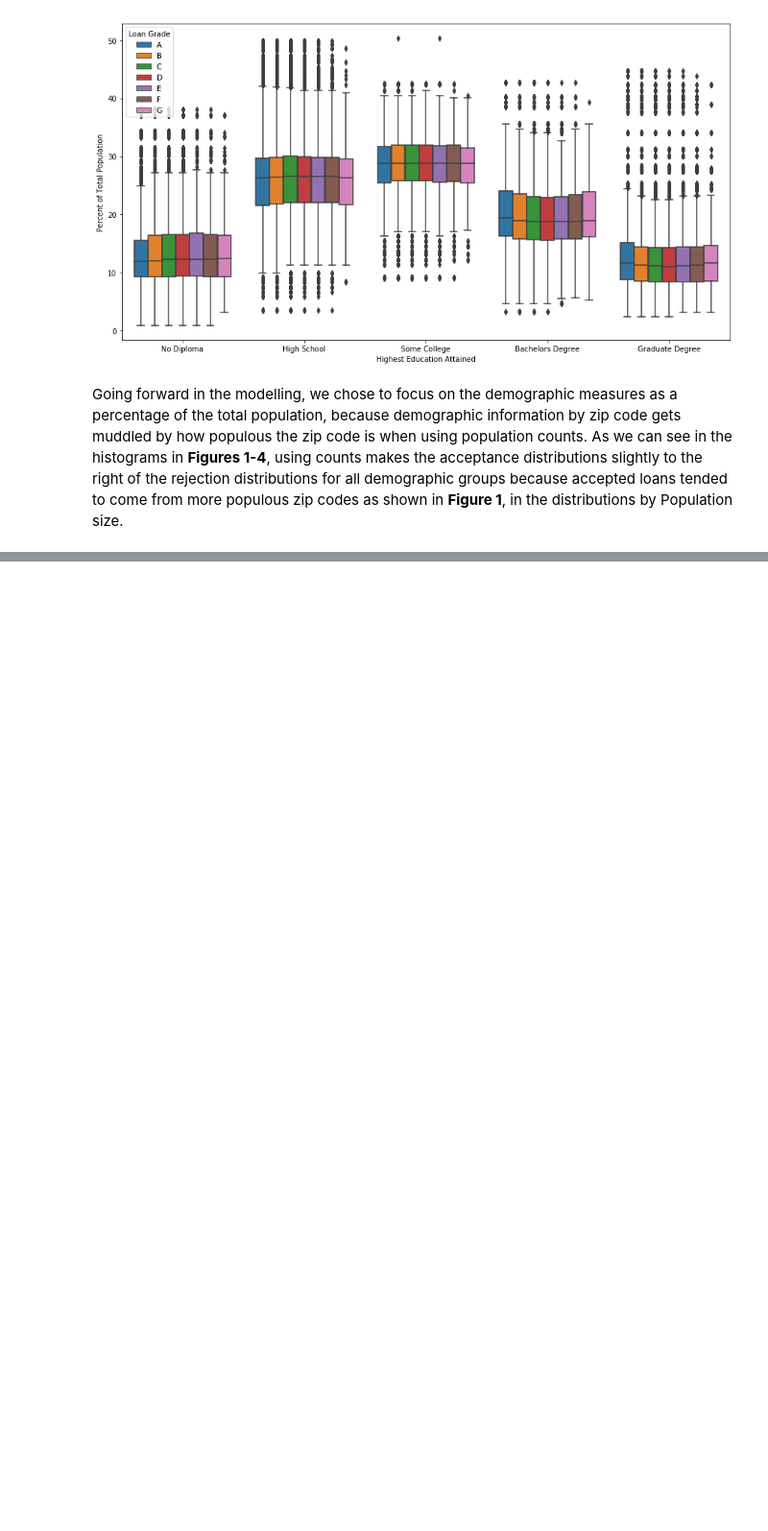
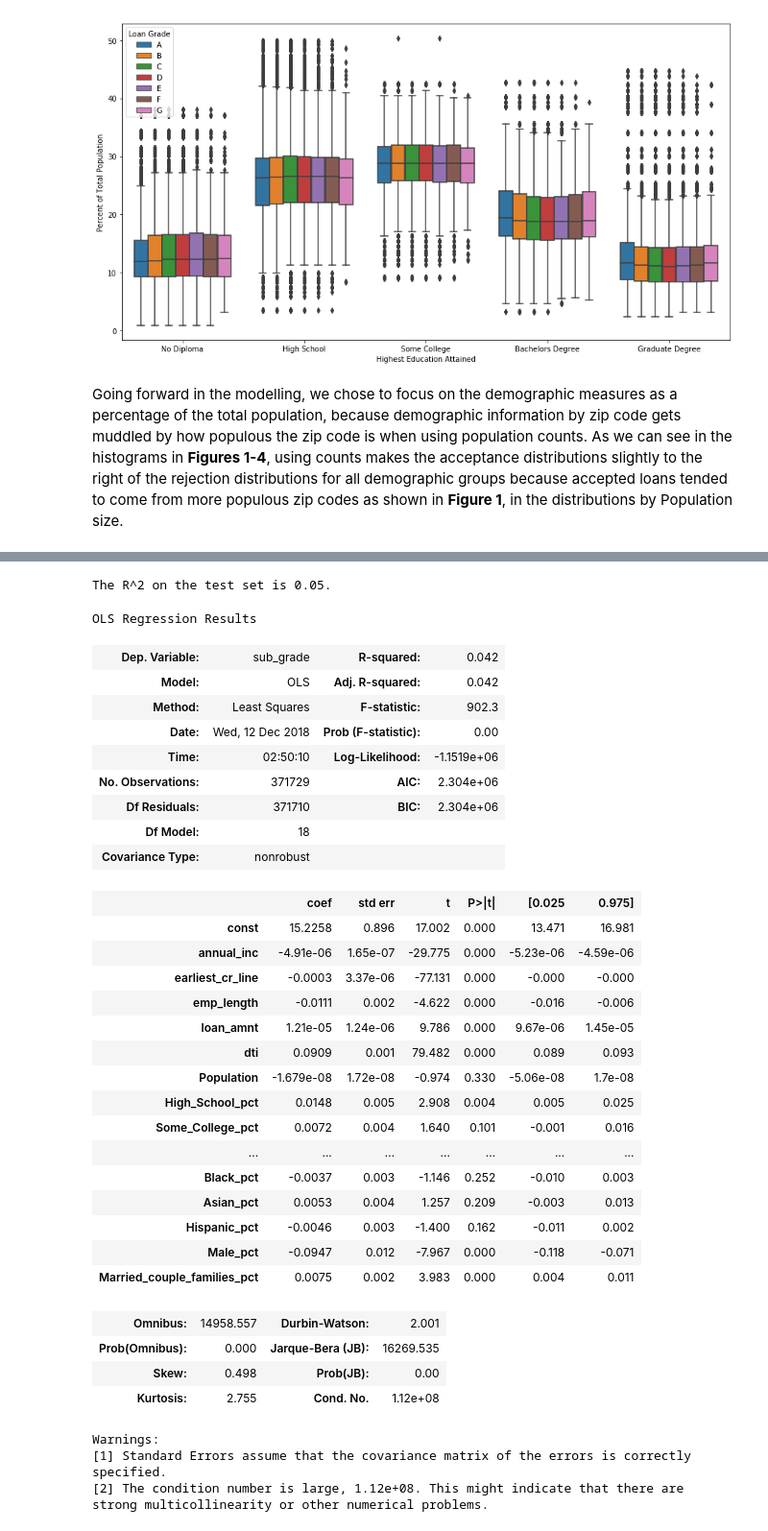
Before and after one commit to CS109Group67/lendingclub, a Jupyter notebook: notebooks/EthicalImplications.ipynb, the cells around one changed output, grey strips where cells are left out. Shown at 96% size. Drawn from its saved outputs; the diff is of its cells as text; code cells hidden in the pictures; blank space fills up the shorter version.

Commit message:
Modelling for EI

```diff
--- a/notebooks/EthicalImplications.ipynb
+++ b/notebooks/EthicalImplications.ipynb
@@ -504,0 +428,6 @@ Length: 79, dtype: object
+# %%
+loan_modelling_df = pd.read_hdf("data/ls_CLEAN_WITHZIP.h5", "ls_CLEAN_WITHZIP")
+#join loan data with census data by zip code
+#use inner join otherwise, nulls will be produced
+loan_modelling_df = loan_modelling_df.rename(index=str, columns={"zip_code": "Zip"})
+ols_df = pd.merge(loan_modelling_df,census_df.dropna(), on='Zip', how='inner')
@@ -504,0 +436,70 @@ Length: 79, dtype: object
+# %%
+loan_vars_keep = ['annual_inc','earliest_cr_line','emp_length','loan_amnt','dti']
+
+census_pct_keep = ['Population','High_School_pct','Some_College_pct','Bachelors_Degree_pct','Graduate_Degree_pct',
+ 'Family_Poverty_pct','Unemployment_Rate_pct','White_pct','Black_pct','Asian_pct','Hispanic_pct','Male_pct',
+ 'Married_couple_families_pct']
+# %%
+def run_ols (ols_X, ols_y):
+    #split into training and test data
+    X_train_ols, X_test_ols, y_train_ols, y_test_ols = train_test_split(ols_X, ols_y, test_size=0.1)
+
+    #fit a linear regression model and predict on both the training and test data sets
+    OLSModel = OLS(y_train_ols, sm.add_constant(X_train_ols)).fit()
+
+    # predict on test set
+    y_test_ols_predict = OLSModel.predict(sm.add_constant(X_test_ols))
+
+    # calculate R^2 on the test set
+    r2_ols_test = r2_score(y_test_ols, y_test_ols_predict)
+
+    return(OLSModel, r2_ols_test)
+# %%
+#set up data for OLS with the loan and census vars
+ols_pct_data = ols_df[loan_vars_keep+census_pct_keep+['sub_grade']]
+ols_pct_X = ols_pct_data.drop('sub_grade', axis=1)
+ols_pct_y = ols_pct_data['sub_grade']
+
+#set a random seed to keep results constant each time notebook is re-run
+random.seed(5)
+ols_pct, r2_test_pct = run_ols(ols_pct_X, ols_pct_y)
+print("The R^2 on the test set is {:.2f}.".format(r2_test_pct))
+# %% [output]
+The R^2 on the test set is 0.05.
+# %%
+ols_pct.summary()
+# %% [output]
+OLS Regression Results
+| Dep. Variable: | sub_grade | R-squared: | 0.042 |
+| Model: | OLS | Adj. R-squared: | 0.042 |
+| Method: | Least Squares | F-statistic: | 902.3 |
+| Date: | Wed, 12 Dec 2018 | Prob (F-statistic): | 0.00 |
+| Time: | 02:50:10 | Log-Likelihood: | -1.1519e+06 |
+| No. Observations: | 371729 | AIC: | 2.304e+06 |
+| Df Residuals: | 371710 | BIC: | 2.304e+06 |
+| Df Model: | 18 |  |  |
+| Covariance Type: | nonrobust |  |  |
+|  | coef | std err | t | P>|t| | [0.025 | 0.975] |
+| const | 15.2258 | 0.896 | 17.002 | 0.000 | 13.471 | 16.981 |
+| annual_inc | -4.91e-06 | 1.65e-07 | -29.775 | 0.000 | -5.23e-06 | -4.59e-06 |
+| earliest_cr_line | -0.0003 | 3.37e-06 | -77.131 | 0.000 | -0.000 | -0.000 |
+| emp_length | -0.0111 | 0.002 | -4.622 | 0.000 | -0.016 | -0.006 |
+| loan_amnt | 1.21e-05 | 1.24e-06 | 9.786 | 0.000 | 9.67e-06 | 1.45e-05 |
+| dti | 0.0909 | 0.001 | 79.482 | 0.000 | 0.089 | 0.093 |
+| Population | -1.679e-08 | 1.72e-08 | -0.974 | 0.330 | -5.06e-08 | 1.7e-08 |
+| High_School_pct | 0.0148 | 0.005 | 2.908 | 0.004 | 0.005 | 0.025 |
+| Some_College_pct | 0.0072 | 0.004 | 1.640 | 0.101 | -0.001 | 0.016 |
+| ... | ... | ... | ... | ... | ... | ... |
+| Black_pct | -0.0037 | 0.003 | -1.146 | 0.252 | -0.010 | 0.003 |
+| Asian_pct | 0.0053 | 0.004 | 1.257 | 0.209 | -0.003 | 0.013 |
+| Hispanic_pct | -0.0046 | 0.003 | -1.400 | 0.162 | -0.011 | 0.002 |
+| Male_pct | -0.0947 | 0.012 | -7.967 | 0.000 | -0.118 | -0.071 |
+| Married_couple_families_pct | 0.0075 | 0.002 | 3.983 | 0.000 | 0.004 | 0.011 |
+| Omnibus: | 14958.557 | Durbin-Watson: | 2.001 |
+| Prob(Omnibus): | 0.000 | Jarque-Bera (JB): | 16269.535 |
+| Skew: | 0.498 | Prob(JB): | 0.00 |
+| Kurtosis: | 2.755 | Cond. No. | 1.12e+08 |
+Warnings:
+[1] Standard Errors assume that the covariance matrix of the errors is correctly specified.
+[2] The condition number is large, 1.12e+08. This might indicate that there are
+strong multicollinearity or other numerical problems.
```
Also changed, not shown: parts of 29 cells of this notebook, 10 other files.
